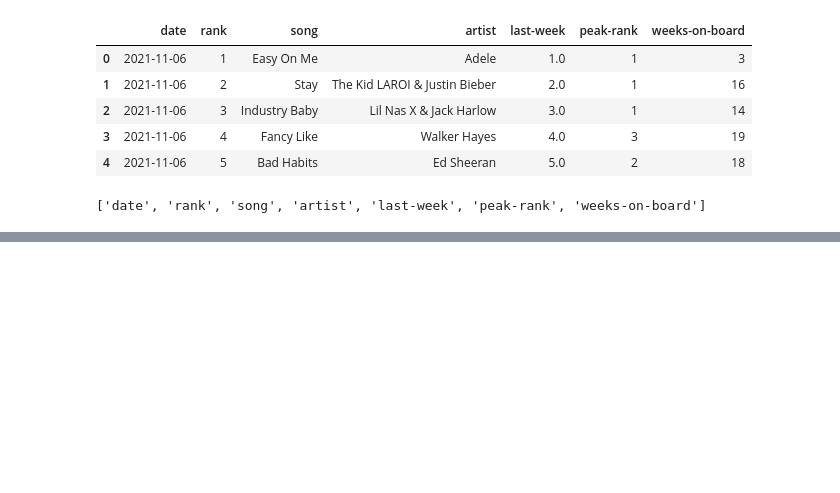
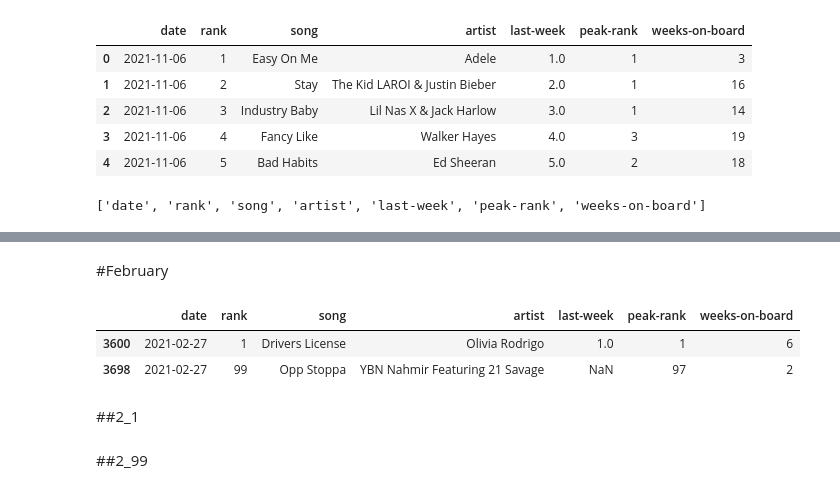
Before and after one commit to itsumiii/itsumiii, a Jupyter notebook: ItsumiNagakura_DASMA51_FinalProject.ipynb, the cells around one changed output, grey strips where cells are left out. Drawn from its saved outputs; the diff is of its cells as text; code cells hidden in the pictures; blank space fills up the shorter version.

```diff
--- a/ItsumiNagakura_DASMA51_FinalProject.ipynb
+++ b/ItsumiNagakura_DASMA51_FinalProject.ipynb
@@ -214,0 +289,24 @@ df.loc[(df['date'].dt.month==11)&(df['date'].dt.year==2021)]
+# %% [markdown]
+#February
+# %%
+#see what is the last day of month with available data
+df.loc[(df['date'].dt.month==2)&(df['date'].dt.year==2021)]
+#2021-02-27
+
+Feb = df.loc[(df.date == '2021-02-27')].iloc[[0,-2]]
+
+Feb
+
+#1 #Drivers License by Olivia Rodrigo (peak rank: 1)
+
+#100 #How They Remember You by Rascal Flatts (peak rank:100) #no music video
+#99 #Opp Stoppa by YBN Nahmir featuring 21 Savage
+#https://youtu.be/UXXGfp-z850
+# %% [output]
+|  | date | rank | song | artist | last-week | peak-rank | weeks-on-board |
+| 3600 | 2021-02-27 | 1 | Drivers License | Olivia Rodrigo | 1.0 | 1 | 6 |
+| 3698 | 2021-02-27 | 99 | Opp Stoppa | YBN Nahmir Featuring 21 Savage | NaN | 97 | 2 |
+# %% [markdown]
+##2_1
+# %% [markdown]
+##2_99
```
Also changed, not shown: parts of 127 cells of this notebook.
